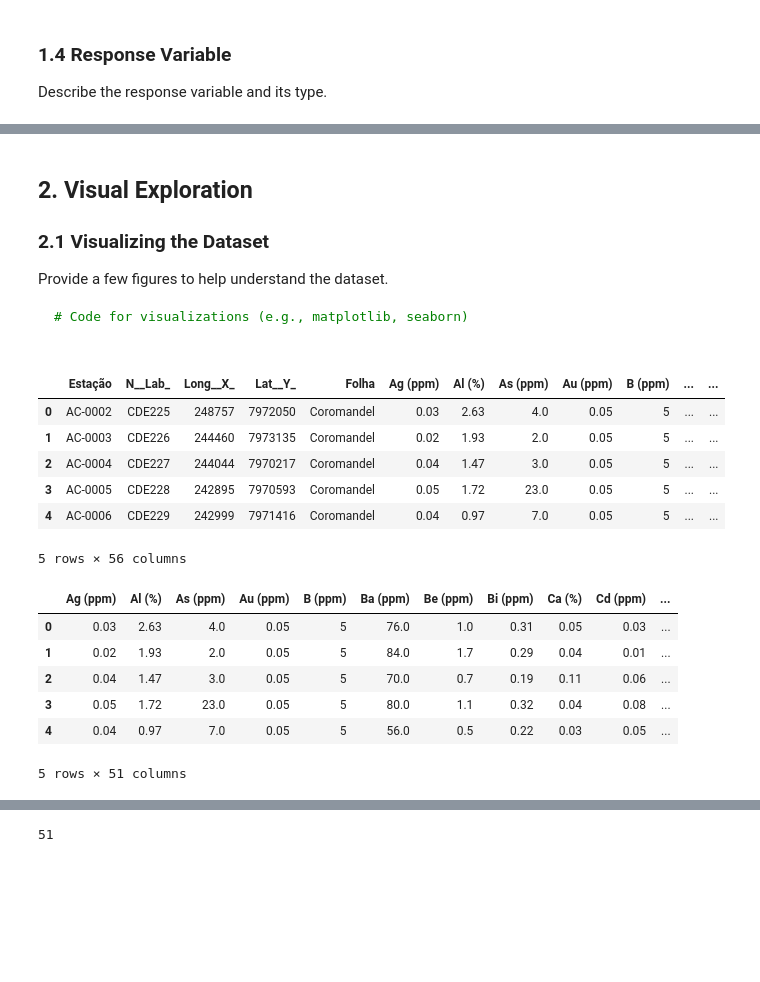
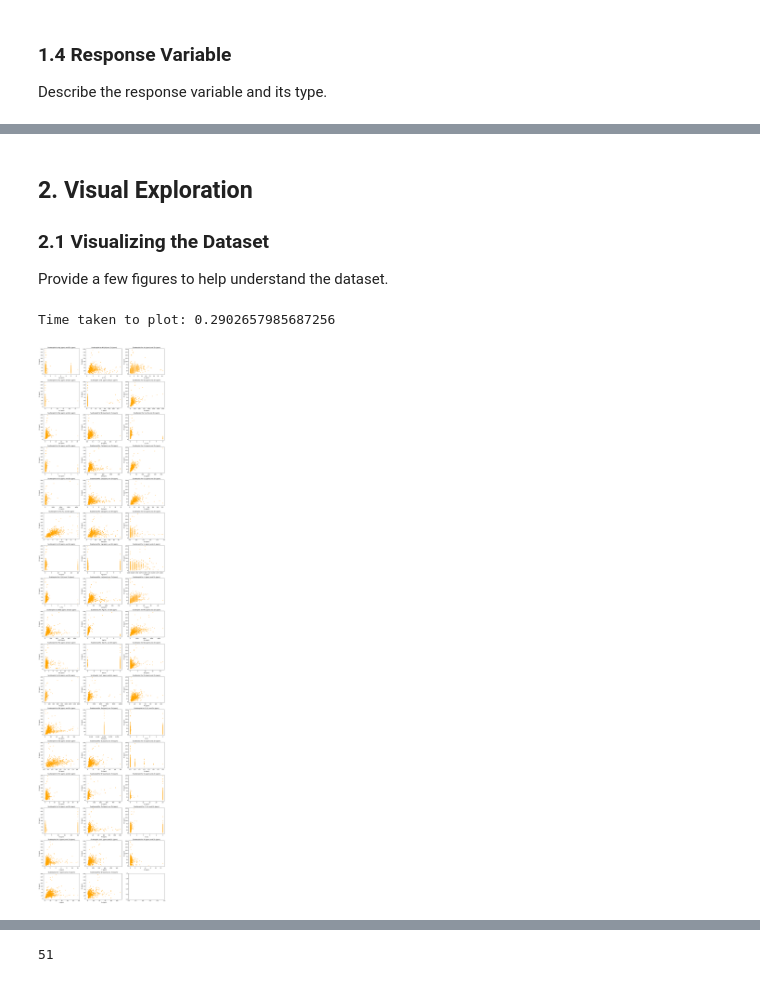
Before and after one commit to rodreras/StreamSamples_ML, a Jupyter notebook: milestone1.ipynb, the cells around one changed output, grey strips where cells are left out. Drawn from its saved outputs; the diff is of its cells as text; code cells hidden in the pictures; blank space fills up the shorter version.

````diff
--- a/milestone1.ipynb
+++ b/milestone1.ipynb
@@ -49,6 +113,3 @@ print(len(feature_names))
 
 ### 2.1 Visualizing the Dataset
 Provide a few figures to help understand the dataset.
-
-```python
-# Code for visualizations (e.g., matplotlib, seaborn)
@@ -60,31 +116,27 @@ import seaborn as sns
-# %%
-
-# Load the dataset
-file_path = 'pontos_limpo.csv'
-df = pd.read_csv(file_path)
-
-# Display the first few rows of the dataset
-df.head()
-# %% [output]
-|  | Estação | N__Lab_ | Long__X_ | Lat__Y_ | Folha | Ag (ppm) | Al (%) | As (ppm) | Au (ppm) | B (ppm) | ... | ... |
-| 0 | AC-0002 | CDE225 | 248757 | 7972050 | Coromandel | 0.03 | 2.63 | 4.0 | 0.05 | 5 | ... | ... |
-| 1 | AC-0003 | CDE226 | 244460 | 7973135 | Coromandel | 0.02 | 1.93 | 2.0 | 0.05 | 5 | ... | ... |
-| 2 | AC-0004 | CDE227 | 244044 | 7970217 | Coromandel | 0.04 | 1.47 | 3.0 | 0.05 | 5 | ... | ... |
-| 3 | AC-0005 | CDE228 | 242895 | 7970593 | Coromandel | 0.05 | 1.72 | 23.0 | 0.05 | 5 | ... | ... |
-| 4 | AC-0006 | CDE229 | 242999 | 7971416 | Coromandel | 0.04 | 0.97 | 7.0 | 0.05 | 5 | ... | ... |
-5 rows × 56 columns
-# %%
-# Filter numeric columns
-numeric_columns = df.iloc[:, 4:].select_dtypes(include='number')
-numeric_columns.head()
-# %% [output]
-|  | Ag (ppm) | Al (%) | As (ppm) | Au (ppm) | B (ppm) | Ba (ppm) | Be (ppm) | Bi (ppm) | Ca (%) | Cd (ppm) | ... |
-| 0 | 0.03 | 2.63 | 4.0 | 0.05 | 5 | 76.0 | 1.0 | 0.31 | 0.05 | 0.03 | ... |
-| 1 | 0.02 | 1.93 | 2.0 | 0.05 | 5 | 84.0 | 1.7 | 0.29 | 0.04 | 0.01 | ... |
-| 2 | 0.04 | 1.47 | 3.0 | 0.05 | 5 | 70.0 | 0.7 | 0.19 | 0.11 | 0.06 | ... |
-| 3 | 0.05 | 1.72 | 23.0 | 0.05 | 5 | 80.0 | 1.1 | 0.32 | 0.04 | 0.08 | ... |
-| 4 | 0.04 | 0.97 | 7.0 | 0.05 | 5 | 56.0 | 0.5 | 0.22 | 0.03 | 0.05 | ... |
-5 rows × 51 columns
+# %%
+start_time = time.time()
+fig, axs = plt.subplots(17, 3, figsize=(15, 5 *13))
+
+# Flatten the axs array for easy indexing
+axs = axs.flatten()
+
+# Loop through feature names
+for i in range(len(feature_names)):
+    axs[i].scatter(X[feature_names[i]], y, s = 10, color = 'orange')
+    axs[i].set_title(f'Scatterplot for {feature_names[i]} and Zn (ppm)')
+    axs[i].set_xlabel(feature_names[i])
+    axs[i].set_ylabel('Zn (ppm)')
+
+end_time = time.time()
+print("Time taken to plot:", end_time - start_time)
+# Adjust layout for better spacing
+plt.tight_layout()
+
+# Show the plots
+plt.show()
+# %% [output]
+Time taken to plot: 0.2902657985687256
+[figure, added]
 # %%
 
 # Plot histograms for numeric columns
````
Also changed, not shown: parts of 14 cells of this notebook.
